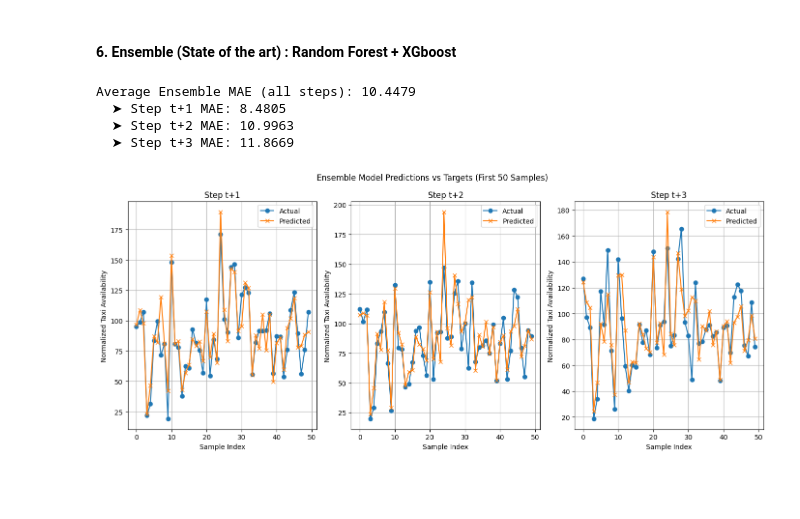
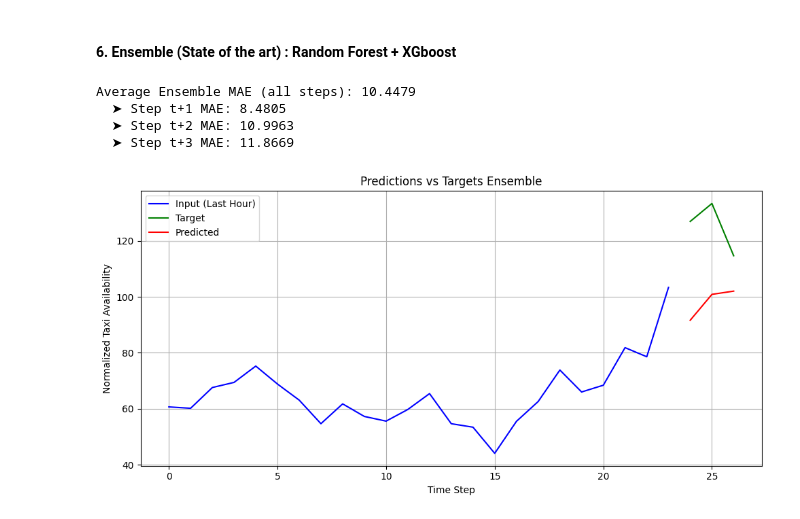
Before and after one commit to SSTengNic/DL_Project, a Jupyter notebook: 7. visualisation_of_all_model_performance.ipynb, the cells around one changed output. Cells and saved outputs as stored; diff of their text form; code cells hidden in the pictures; blank space fills up the shorter version.

Commit message:
updated plot for ensemble

```diff
--- a/7. visualisation_of_all_model_performance.ipynb
+++ b/7. visualisation_of_all_model_performance.ipynb
@@ -936,41 +936,47 @@ Mean Absolute Error: 16.6095
 # %%
 pred_rf = rf_model.predict(X_test_ens)
 pred_xgb = xgb_model.predict(X_test_ens)
 X_test_meta = np.hstack([pred_rf, pred_xgb])
 ensemble_preds = meta_model.predict(X_test_meta)
 
 # Convert to PyTorch tensors for consistent metric calculation
 y_test_tensor = torch.tensor(y_test_ens, dtype=torch.float32)
 y_pred_tensor = torch.tensor(ensemble_preds, dtype=torch.float32)
 
 # Per-timestep MAE
 mae_per_step = torch.mean(torch.abs(y_test_tensor - y_pred_tensor), dim=0)
 
 # Average MAE across all steps
 avg_mae = torch.mean(mae_per_step)
 
 print(f"Average Ensemble MAE (all steps): {avg_mae:.4f}")
 for i, mae_step in enumerate(mae_per_step):
     print(f"  ➤ Step t+{i+1} MAE: {mae_step:.4f}")
 
+
+inputs      = data[0, :24, -1]       # Actual values for the past 24 hours
+targets     = data[0, 24:27, -1]     # Ground truth for t+1, t+2, t+3
+predictions = data[0, 27:, -1]       # Model predictions for t+1, t+2, t+3
+
+# Create x-axis timeline
+x_inputs = list(range(24))          # Time steps 0-23
+x_future = list(range(24, 27))      # Time steps 24-26
+
 # Plot
-plt.figure(figsize=(14, 6))
-for t in range(3):  # for t+1, t+2, t+3
-    plt.subplot(1, 3, t+1)
-    plt.plot(y_test_ens[:50, t], label='Actual', marker='o')
-    plt.plot(ensemble_preds[:50, t], label='Predicted', marker='x')
-    plt.title(f"Step t+{t+1}")
-    plt.xlabel("Sample Index")
-    plt.ylabel("Normalized Taxi Availability")
-    plt.legend()
-    plt.grid(True)
-
-plt.suptitle("Ensemble Model Predictions vs Targets (First 50 Samples)")
+plt.figure(figsize=(10, 5))
+plt.plot(x_inputs, inputs, label="Input (Last Hour)", color='blue')
+plt.plot(x_future, targets, label="Target", color='green')
+plt.plot(x_future, predictions, label="Predicted", color='red')
+plt.title("Predictions vs Targets Ensemble")
+plt.xlabel("Time Step")
+plt.ylabel("Normalized Taxi Availability")
+plt.legend()
+plt.grid(True)
 plt.tight_layout()
 plt.show()
 # %% [output]
 Average Ensemble MAE (all steps): 10.4479
   ➤ Step t+1 MAE: 8.4805
   ➤ Step t+2 MAE: 10.9963
   ➤ Step t+3 MAE: 11.8669
-[figure, old version]
+[figure, new version]
```
